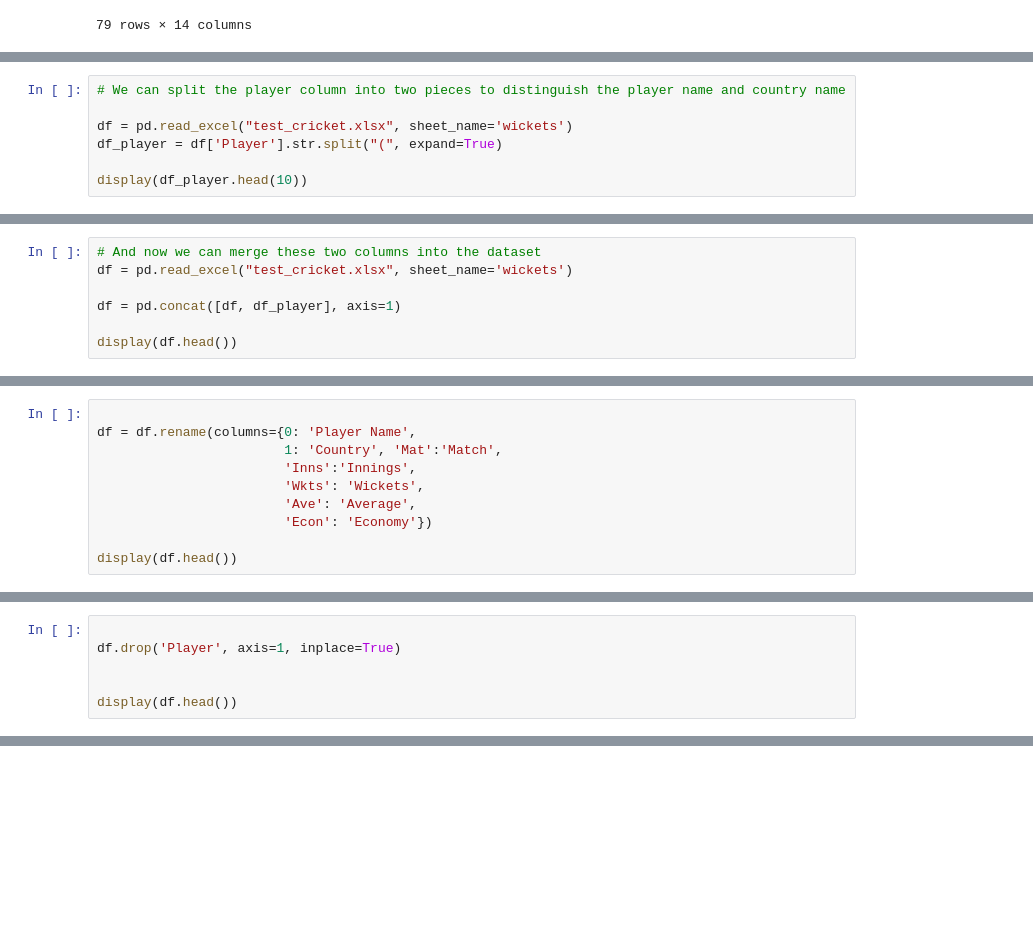
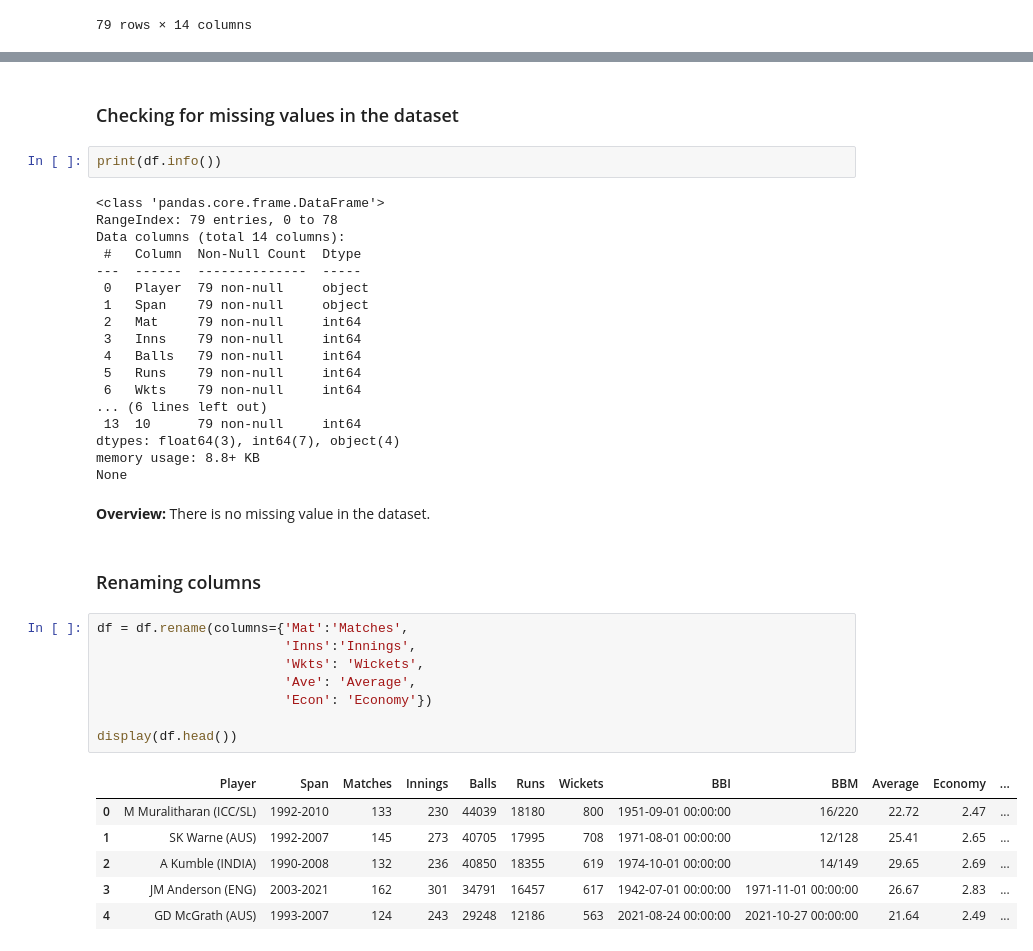
Before and after one commit to tasnimmuna2610/test_cricket_analysis, a Jupyter notebook: test_cricket_analysis.ipynb, the cells around one changed output, grey strips where cells are left out. Saved outputs shown, nothing was run; the diff lists cells and outputs as text; blank space fills up the shorter version.

```diff
--- a/test_cricket_analysis.ipynb
+++ b/test_cricket_analysis.ipynb
@@ -131,7 +68,0 @@ None
-# %%
-# We can split the player column into two pieces to distinguish the player name and country name
-
-df = pd.read_excel("test_cricket.xlsx", sheet_name='wickets')
-df_player = df['Player'].str.split("(", expand=True)
-
-display(df_player.head(10))
@@ -150,7 +68,0 @@ display(df_player.head(10))
-# %%
-# And now we can merge these two columns into the dataset
-df = pd.read_excel("test_cricket.xlsx", sheet_name='wickets')
-
-df = pd.concat([df, df_player], axis=1)
-
-display(df.head())
@@ -166,10 +68,0 @@ display(df.head())
-# %%
-
-df = df.rename(columns={0: 'Player Name',
-                        1: 'Country', 'Mat':'Match',
-                        'Inns':'Innings',
-                        'Wkts': 'Wickets',
-                        'Ave': 'Average',
-                        'Econ': 'Economy'})
-
-display(df.head())
@@ -186,6 +68,0 @@ display(df.head())
-# %%
-
-df.drop('Player', axis=1, inplace=True)
-
-
-display(df.head())
@@ -222,0 +109,41 @@ display(df.head())
+# %% [markdown]
+### Checking for missing values in the dataset
+# %%
+print(df.info())
+# %% [output]
+<class 'pandas.core.frame.DataFrame'>
+RangeIndex: 79 entries, 0 to 78
+Data columns (total 14 columns):
+ #   Column  Non-Null Count  Dtype
+---  ------  --------------  -----
+ 0   Player  79 non-null     object
+ 1   Span    79 non-null     object
+ 2   Mat     79 non-null     int64
+ 3   Inns    79 non-null     int64
+ 4   Balls   79 non-null     int64
+ 5   Runs    79 non-null     int64
+ 6   Wkts    79 non-null     int64
+... (6 lines left out)
+ 13  10      79 non-null     int64
+dtypes: float64(3), int64(7), object(4)
+memory usage: 8.8+ KB
+None
+# %% [markdown]
+**Overview:** There is no missing value in the dataset.
+# %% [markdown]
+### Renaming columns
+# %%
+df = df.rename(columns={'Mat':'Matches',
+                        'Inns':'Innings',
+                        'Wkts': 'Wickets',
+                        'Ave': 'Average',
+                        'Econ': 'Economy'})
+
+display(df.head())
+# %% [output]
+|  | Player | Span | Matches | Innings | Balls | Runs | Wickets | BBI | BBM | Average | Economy | ... |
+| 0 | M Muralitharan (ICC/SL) | 1992-2010 | 133 | 230 | 44039 | 18180 | 800 | 1951-09-01 00:00:00 | 16/220 | 22.72 | 2.47 | ... |
+| 1 | SK Warne (AUS) | 1992-2007 | 145 | 273 | 40705 | 17995 | 708 | 1971-08-01 00:00:00 | 12/128 | 25.41 | 2.65 | ... |
+| 2 | A Kumble (INDIA) | 1990-2008 | 132 | 236 | 40850 | 18355 | 619 | 1974-10-01 00:00:00 | 14/149 | 29.65 | 2.69 | ... |
+| 3 | JM Anderson (ENG) | 2003-2021 | 162 | 301 | 34791 | 16457 | 617 | 1942-07-01 00:00:00 | 1971-11-01 00:00:00 | 26.67 | 2.83 | ... |
+| 4 | GD McGrath (AUS) | 1993-2007 | 124 | 243 | 29248 | 12186 | 563 | 2021-08-24 00:00:00 | 2021-10-27 00:00:00 | 21.64 | 2.49 | ... |
```
Also changed, not shown: parts of 60 cells of this notebook.
